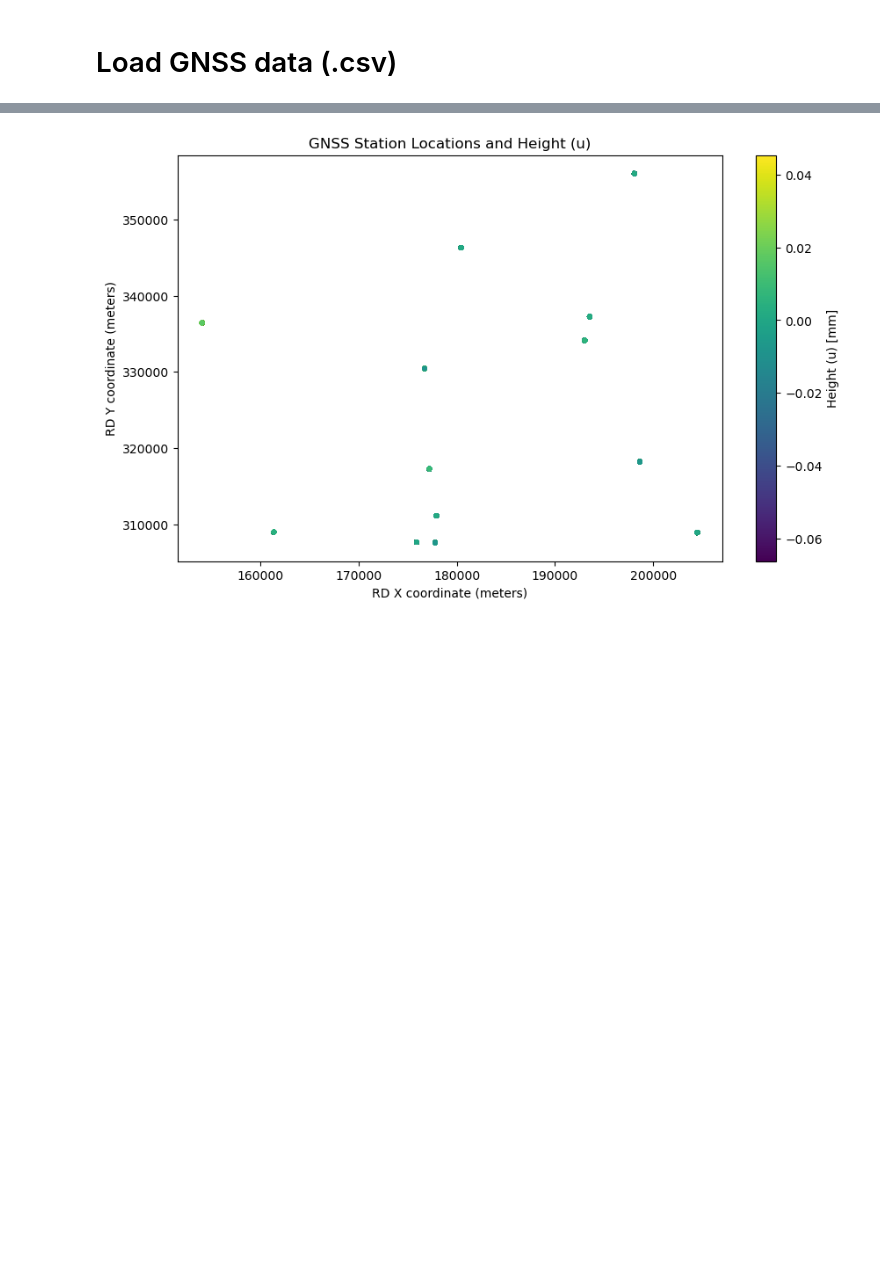
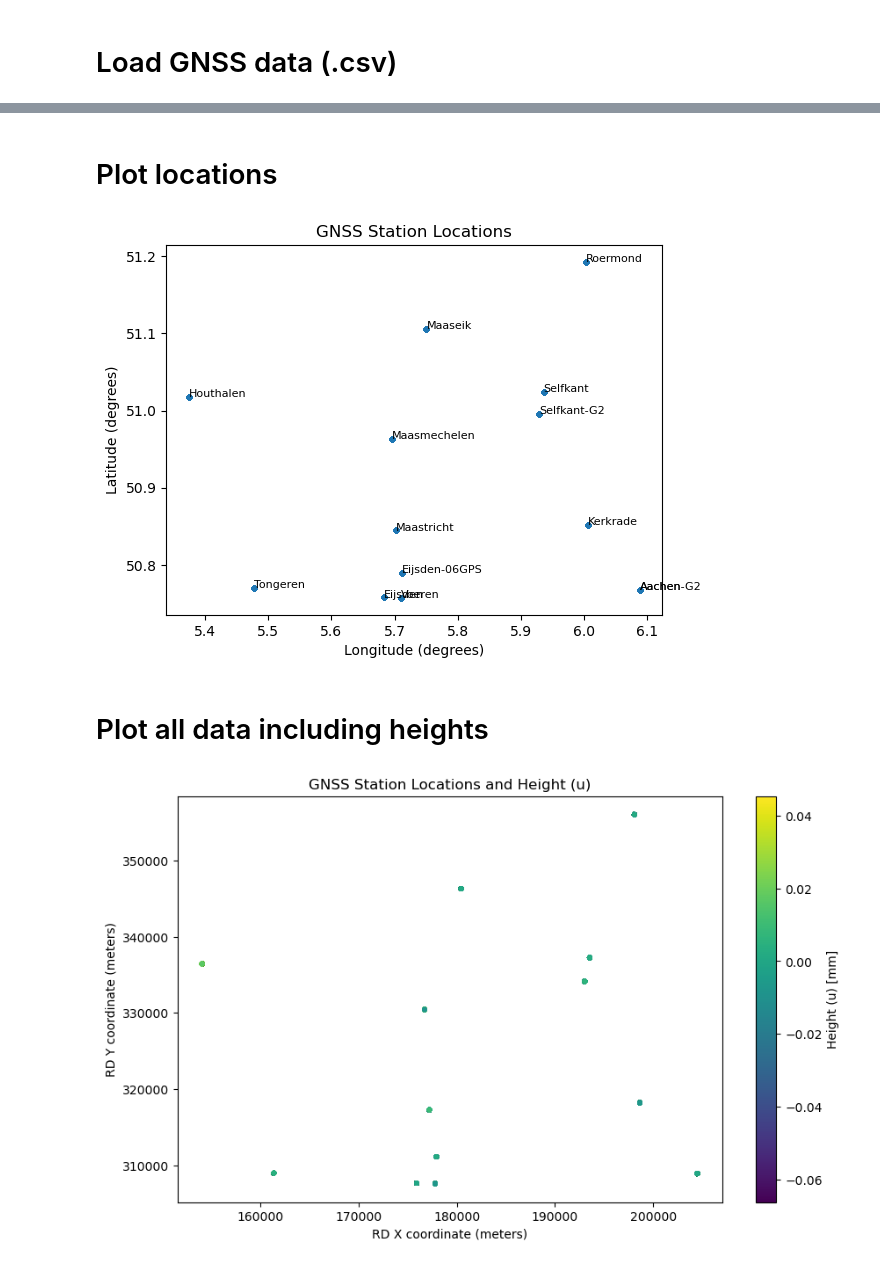
Before and after one commit to nigelwie/SHM-GH-Abandoned-Mines-Limburg, a Jupyter notebook: gnss/load_gnss_csv_file.ipynb, the cells around one changed output, grey strips where cells are left out. Saved outputs shown, nothing was run; the diff lists cells and outputs as text; code cells hidden in the pictures; blank space fills up the shorter version.

Commit message:
Combined plotting

```diff
--- a/gnss/load_gnss_csv_file.ipynb
+++ b/gnss/load_gnss_csv_file.ipynb
@@ -32,4 +41,21 @@ df = df.dropna(subset=["dates"])  # drop rows with bad dates
 #   sn, se, su  : north, east, up standard deviation (mm)
 #
 ################################################################################
+# %% [markdown]
+# Plot locations
+# %%
+plt.scatter(df['pnt_lon'], df['pnt_lat'], s=10)
+for name in df["pnt_name"].unique():
+    subset = df[df["pnt_name"] == name]
+    x = subset["pnt_lon"].iloc[0]
+    y = subset["pnt_lat"].iloc[0]
+    plt.text(x, y, name, fontsize=8)
+plt.xlabel('Longitude (degrees)')
+plt.ylabel('Latitude (degrees)')
+plt.title('GNSS Station Locations')
+plt.show()
+# %% [output]
+[figure, added]
+# %% [markdown]
+# Plot all data including heights
 # %%
```
Also changed, not shown: parts of 2 cells of this notebook, 1 other file.
